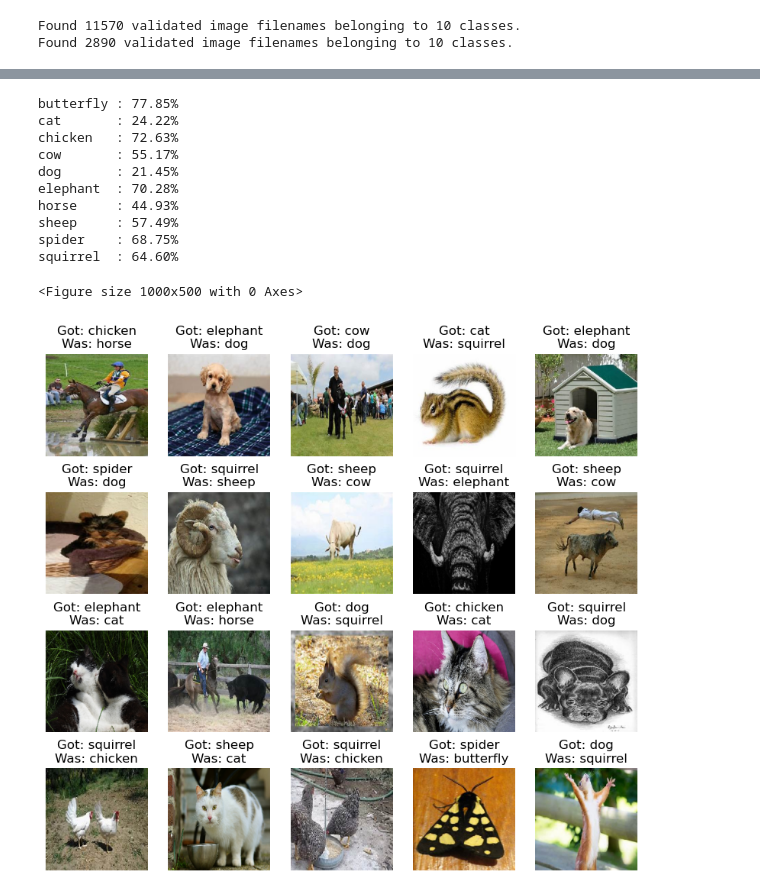
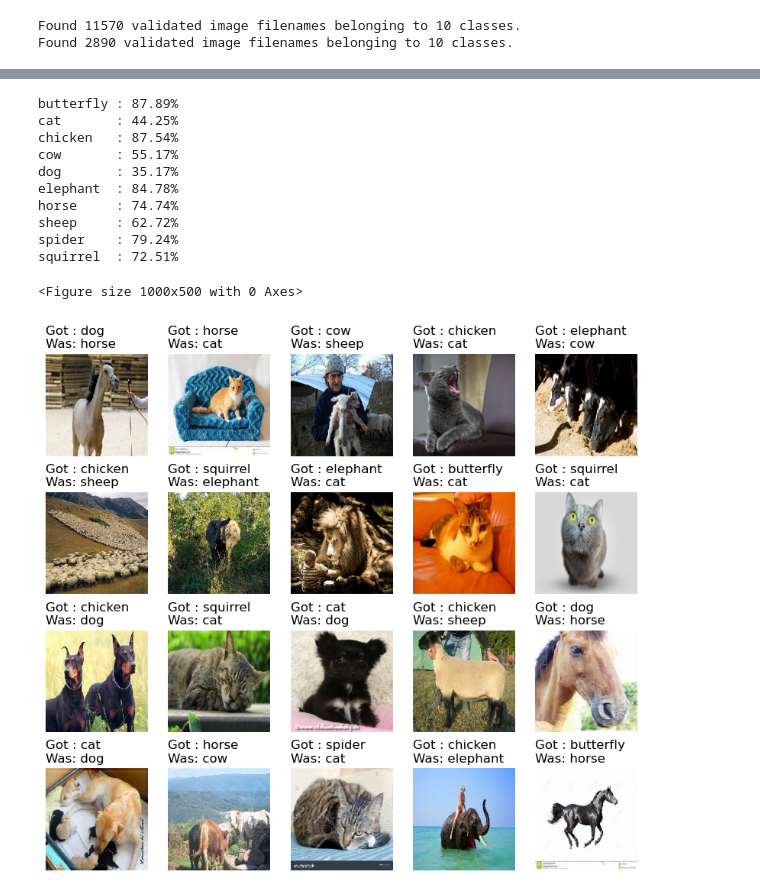
Before and after one commit to sinux-l5d/PROJ002, a Jupyter notebook: animal_recognition.ipynb, the cells around one changed output, grey strips where cells are left out. Drawn from its saved outputs; the diff is of its cells as text; code cells hidden in the pictures.

Commit message:
optimize: 0.68 val_accuracy

```diff
--- a/animal_recognition.ipynb
+++ b/animal_recognition.ipynb
@@ -5,7 +5,7 @@
 DO = {
     "UNZIP": False, # unzip ./animal-10.zip to ./animal-10
     "ZIP": False, # zip ./logs and best.keras to model_and_logs.zip
-    "TRAIN": True # train the model (if False, load the existing model from best.keras)
+    "TRAIN": False # train the model (if False, load the existing model from best.keras)
 }
 # %%
 from dataclasses import dataclass
@@ -190,6 +226,7 @@ if DO.get("TRAIN", False):
 
     callbacks = [
         tf.keras.callbacks.ModelCheckpoint("e{epoch:02d}-a{val_accuracy:.3f}.keras", monitor="val_accuracy", verbose=1, save_best_only=True, mode="max"),
+        tf.keras.callbacks.ModelCheckpoint("best.keras", monitor="val_accuracy", verbose=1, save_best_only=True, mode="max"),
         tf.keras.callbacks.TensorBoard(log_dir='./logs', histogram_freq=1, write_images=True),
         tf.keras.callbacks.EarlyStopping(monitor='val_accuracy', patience=5),
     ]
@@ -284,36 +320,36 @@ for i, c in enumerate(CATEGORIES):
     nbspace = " "*(len(m)-len(c))
     print(f"{c} {nbspace}: {confusion_matrix[i,i]/sum(confusion_matrix[i]):.2%}")
 # %% [output]
-butterfly : 77.85%
-cat       : 24.22%
-chicken   : 72.63%
+butterfly : 87.89%
+cat       : 44.25%
+chicken   : 87.54%
 cow       : 55.17%
-dog       : 21.45%
-elephant  : 70.28%
-horse     : 44.93%
-sheep     : 57.49%
-spider    : 68.75%
-squirrel  : 64.60%
+dog       : 35.17%
+elephant  : 84.78%
+horse     : 74.74%
+sheep     : 62.72%
+spider    : 79.24%
+squirrel  : 72.51%
 # %%
 # Sample of uncorrectly classified images
 
 plt.figure(figsize=(10, 5))
 set_test.reset()
 count = 0
 MAX = 20
 width = min(MAX, 5)
 height = (MAX + width - 1) // width
 plt.subplots(height, width, figsize=(width * 2, height * 2+1))
 while count < MAX:
   img, label = set_test.next()
   got = predict(model, img)
   was = CATEGORIES[np.argmax(label[0])]
   if got != was:
     count += 1
     plt.subplot(height, width, count)
     plt.imshow(img[0])
-    plt.title("Got: " + got + "\nWas: " + was)
+    plt.title("Got : " + got + "\nWas: " + was, loc="left")
     plt.axis('off')
 # %% [output]
 <Figure size 1000x500 with 0 Axes>
-[figure, old version]
+[figure, new version]
```
Also changed, not shown: parts of 8 cells of this notebook, 1 other file.
